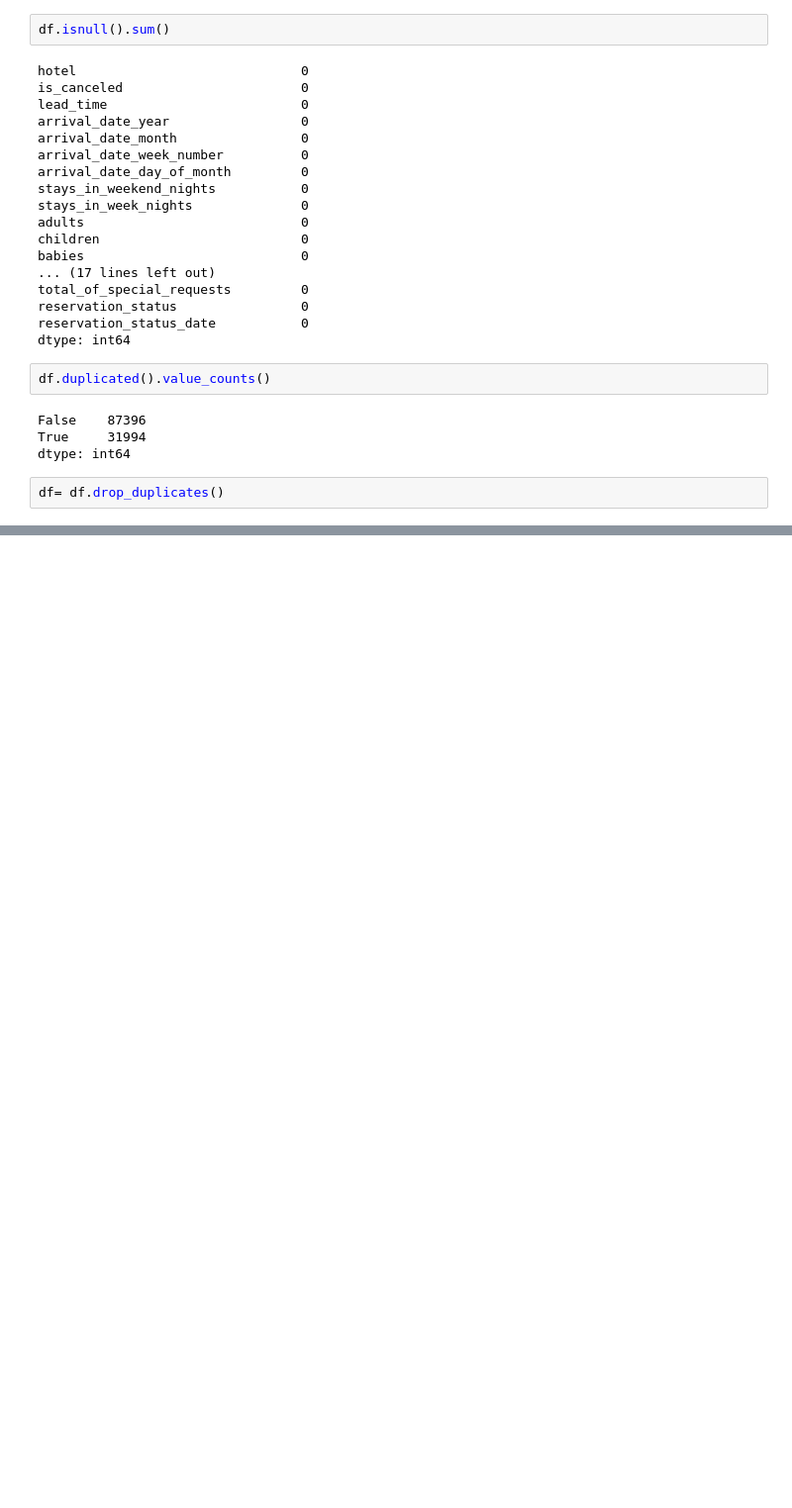
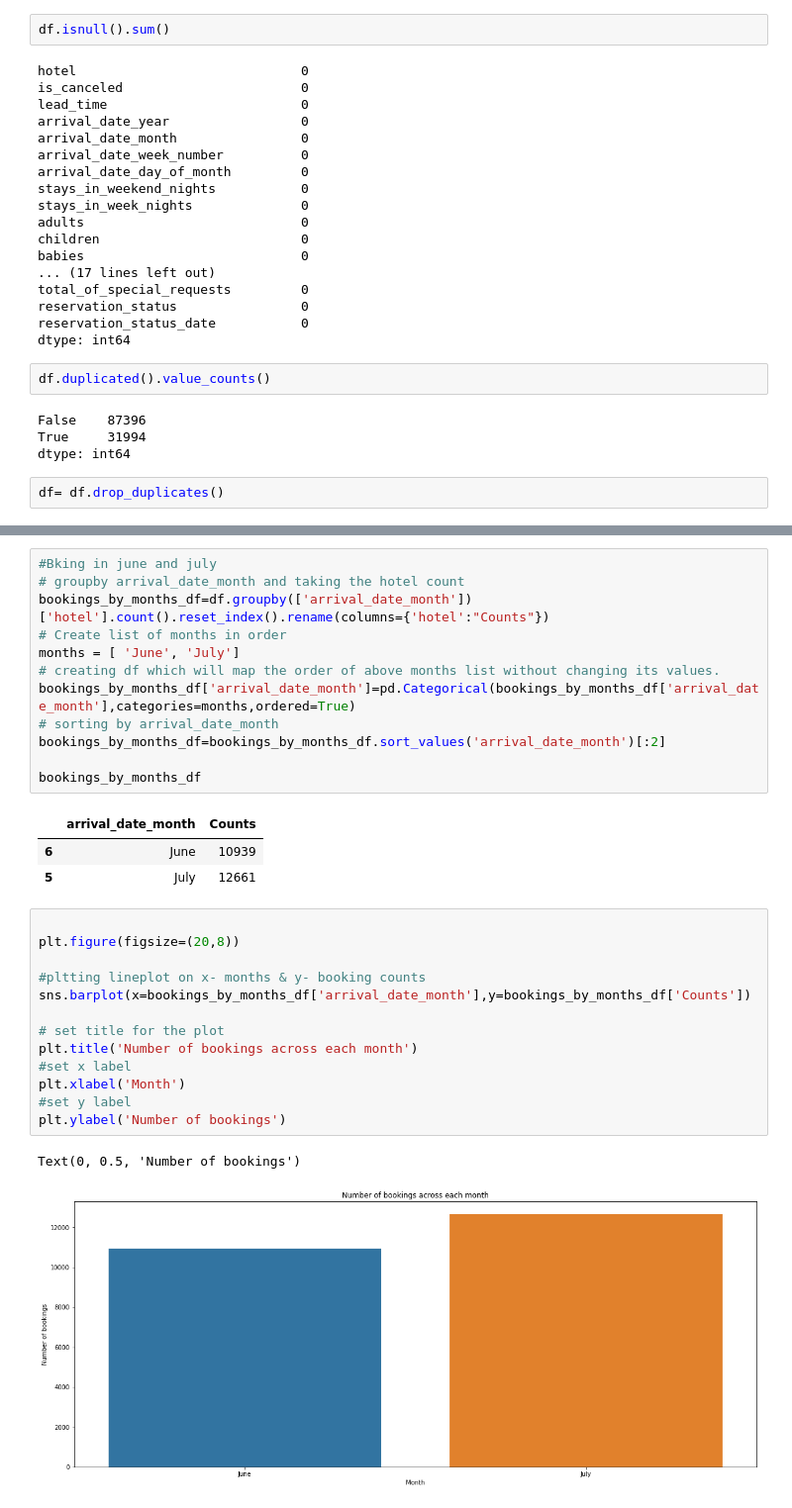
Before and after one commit to aman699/tesla-code, a Jupyter notebook: tesla_Hotelaman.ipynb, the cells around one changed output, grey strips where cells are left out. Shown: that part at 99% size. Cells and saved outputs as stored; diff of their text form; blank space fills up the shorter version.

```diff
--- a/tesla_Hotelaman.ipynb
+++ b/tesla_Hotelaman.ipynb
@@ -163,0 +288,32 @@ Text(0.5, 1.0, 'Number of guests from diffrent Countries')
+# %%
+#Bking in june and july
+# groupby arrival_date_month and taking the hotel count
+bookings_by_months_df=df.groupby(['arrival_date_month'])['hotel'].count().reset_index().rename(columns={'hotel':"Counts"})
+# Create list of months in order
+months = [ 'June', 'July']
+# creating df which will map the order of above months list without changing its values.
+bookings_by_months_df['arrival_date_month']=pd.Categorical(bookings_by_months_df['arrival_date_month'],categories=months,ordered=True)
+# sorting by arrival_date_month
+bookings_by_months_df=bookings_by_months_df.sort_values('arrival_date_month')[:2]
+
+bookings_by_months_df
+# %% [output]
+|  | arrival_date_month | Counts |
+| 6 | June | 10939 |
+| 5 | July | 12661 |
+# %%
+
+plt.figure(figsize=(20,8))
+
+#pltting lineplot on x- months & y- booking counts
+sns.barplot(x=bookings_by_months_df['arrival_date_month'],y=bookings_by_months_df['Counts'])
+
+# set title for the plot
+plt.title('Number of bookings across each month')
+#set x label
+plt.xlabel('Month')
+#set y label
+plt.ylabel('Number of bookings')
+# %% [output]
+Text(0, 0.5, 'Number of bookings')
+[figure, added]
```
Also changed, not shown: parts of 30 cells of this notebook.
